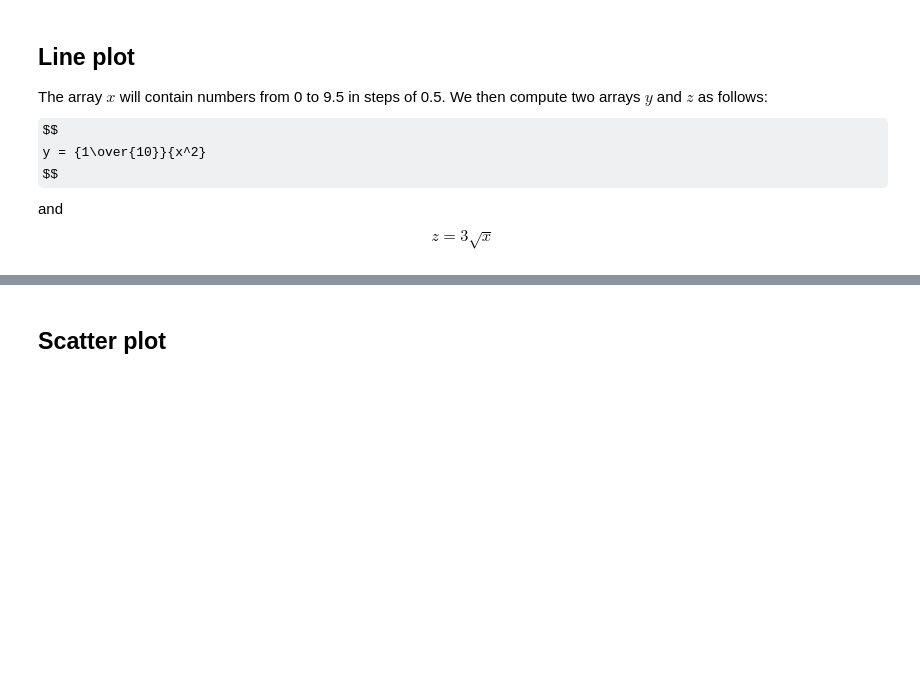
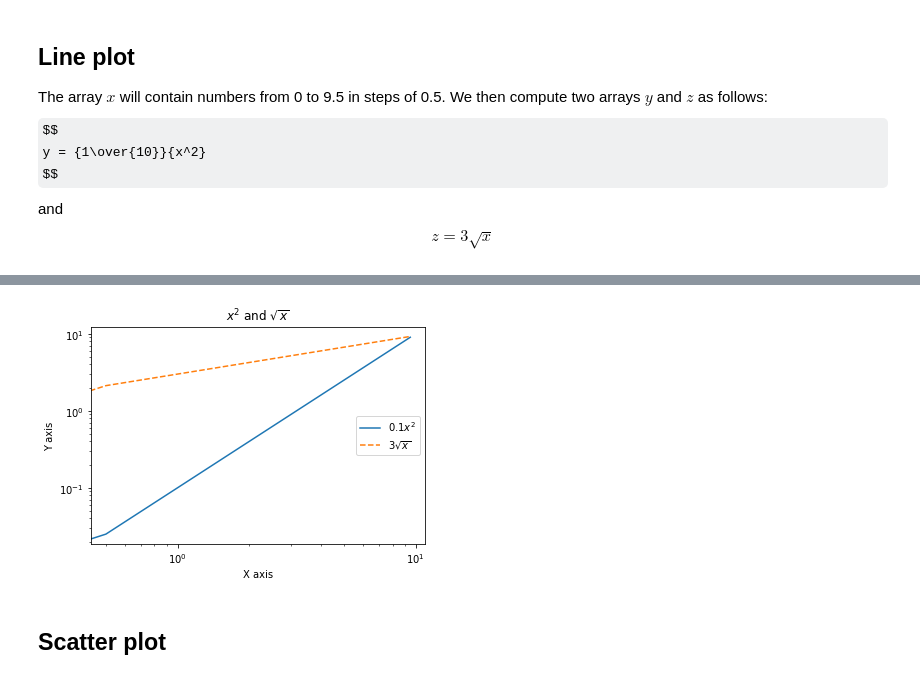
Before and after one commit to lepalmer/astr288p_student, a Jupyter notebook: notebooks/Lecture5_04-plotting.ipynb, the cells around one changed output, grey strips where cells are left out. Cells and saved outputs as stored; diff of their text form; code cells hidden in the pictures; some formulas as TeX source; blank space fills up the shorter version.

```diff
--- a/notebooks/Lecture5_04-plotting.ipynb
+++ b/notebooks/Lecture5_04-plotting.ipynb
@@ -39,14 +50,17 @@ z = np.sqrt(x)*3
 # %%
-plt.plot(x,y,'-',label='0.1$x^2$')
+plt.plot(x,y,'-', label='0.1$x^2$')
 plt.plot(x,z,'--',label='3$\sqrt{x}$')
+#plt.plot([1,1],[0,8],"o-")
 plt.title("$x^2$ and $\sqrt{x}$")
-#plt.legend(loc='best')
-plt.legend()
+plt.legend(loc=5)
+#plt.legend()
 plt.xlabel('X axis')
 plt.ylabel('Y axis')
-#plt.xscale('log')
-#plt.yscale('log')
-#plt.savefig('sample1.png')
+plt.xscale('log')
+plt.yscale('log')
+plt.savefig('/home/sean/sample1.png')
+# %% [output]
+[figure, added]
 # %% [markdown]
 ## Scatter plot
 # %%
```
Also changed, not shown: parts of 9 cells of this notebook, 2 other files.
